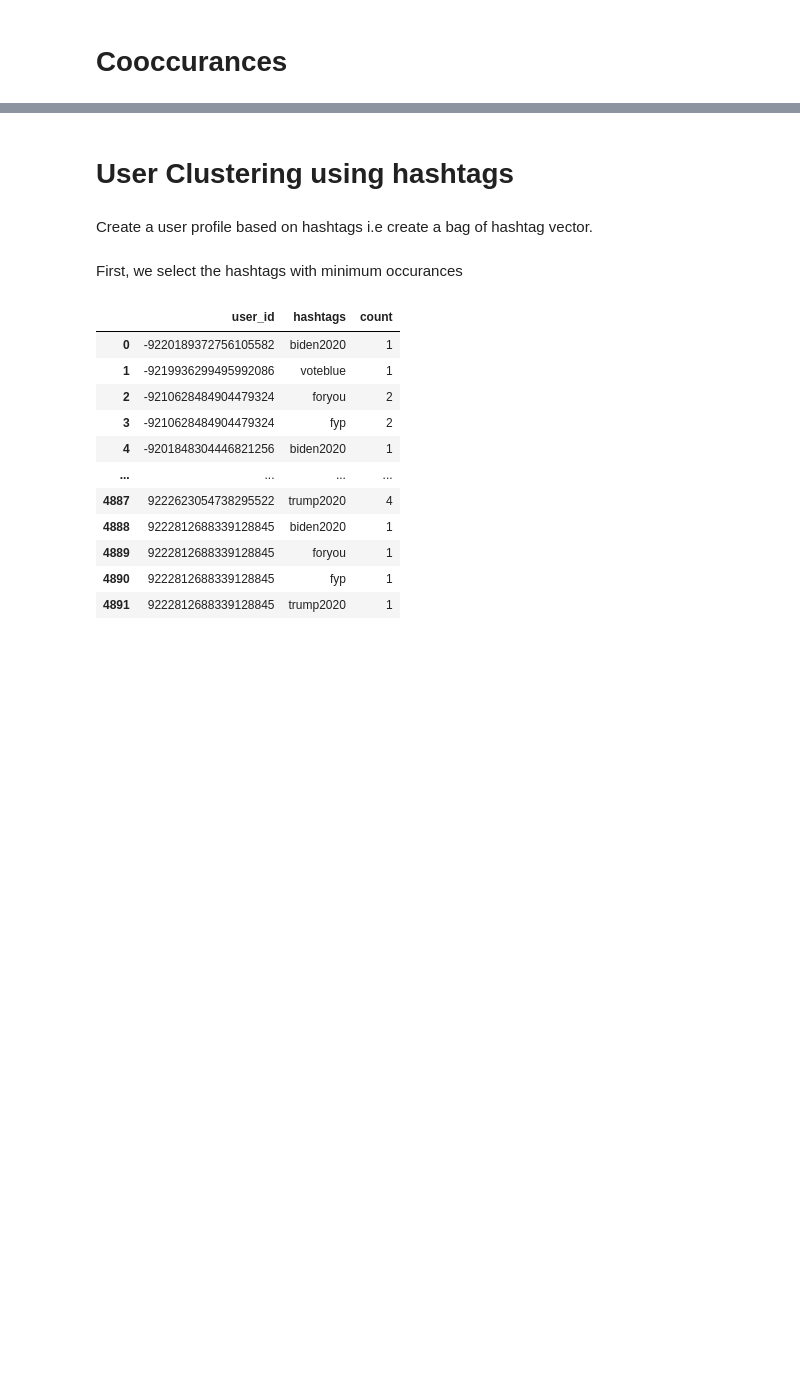
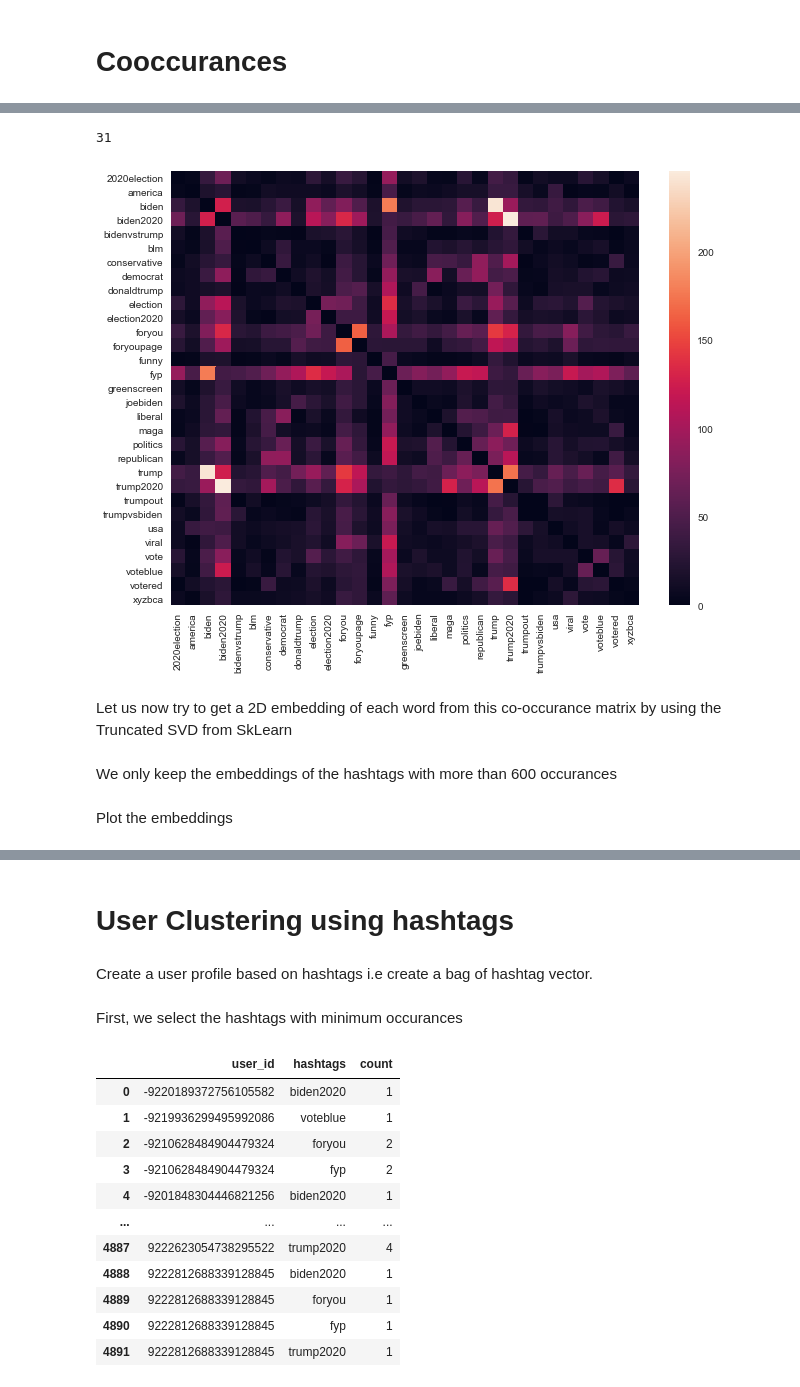
Before and after one commit to ravinitheshreddy/ComputationalSocialMedia_TikTok, a Jupyter notebook: EDA.ipynb, the cells around one changed output, grey strips where cells are left out. Cells and saved outputs as stored; diff of their text form; code cells hidden in the pictures; blank space fills up the shorter version.

```diff
--- a/EDA.ipynb
+++ b/EDA.ipynb
@@ -120,0 +129,3 @@ sns.displot(tiktok_ht_min_occ, x="only_date", hue="hashtags", kind="kde", multip
+# %%
+tiktoks["only_date"] = pd.to_datetime(tiktoks['date']).dt.date.astype(dtype='datetime64[ms]')
+tiktoks.only_date.value_counts()[:10]
@@ -126,0 +153,14 @@ Skipping this analysis for now.
+# %%
+lst = list(tiktoks.hashtags)
+u = (pd.get_dummies(pd.DataFrame(lst), prefix='', prefix_sep='')
+       .groupby(level=0, axis=1)
+       .sum())
+
+v = u.T.dot(u)
+v.values[(np.r_[:len(v)], ) * 2] = 0
+# %%
+def plot_co_occurance_matrix(matrix, threshold, figsize):
+    fig, axes = plt.subplots(figsize=figsize)
+    top_100_indices = matrix[matrix.sum(axis=1) > threshold].index
+    print(len(top_100_indices))
+    sns.heatmap(matrix[matrix.sum(axis=1) > threshold][list(top_100_indices)])
@@ -126,0 +174,7 @@ Skipping this analysis for now.
+# %%
+plot_co_occurance_matrix(v, 600, (10.5,8))
+# %% [output]
+31
+[figure, added]
+# %% [markdown]
+Let us now try to get a 2D embedding of each word from this co-occurance matrix by using the Truncated SVD from SkLearn
@@ -126,0 +184,2 @@ Skipping this analysis for now.
+# %% [markdown]
+We only keep the embeddings of the hashtags with more than 600 occurances
@@ -126,0 +189,2 @@ Skipping this analysis for now.
+# %% [markdown]
+Plot the embeddings
```
Also changed, not shown: parts of 19 cells of this notebook.
